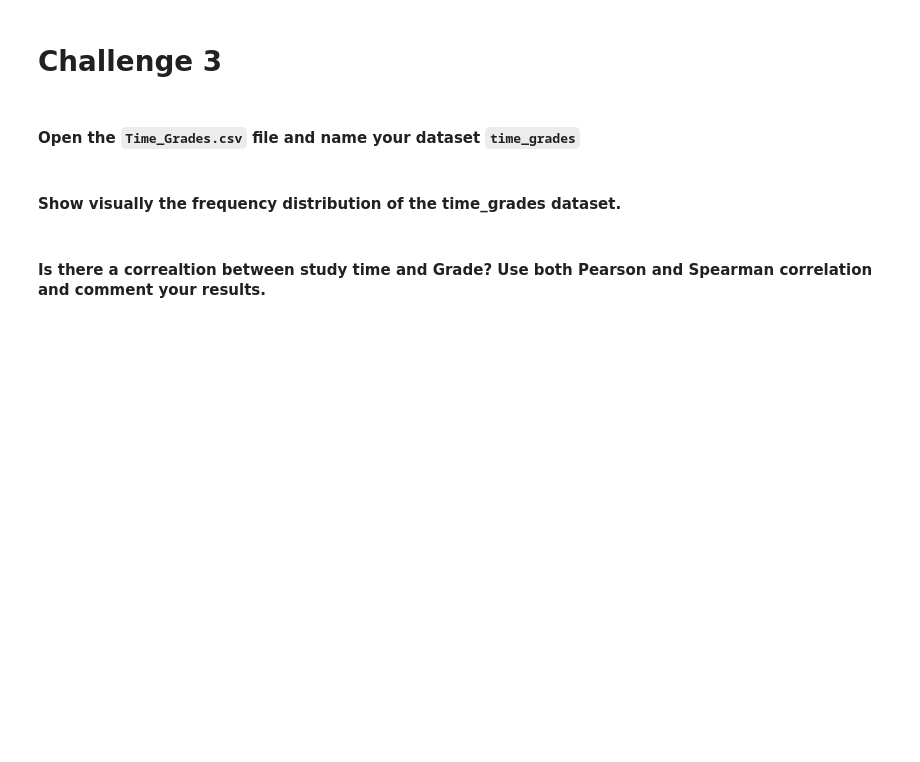
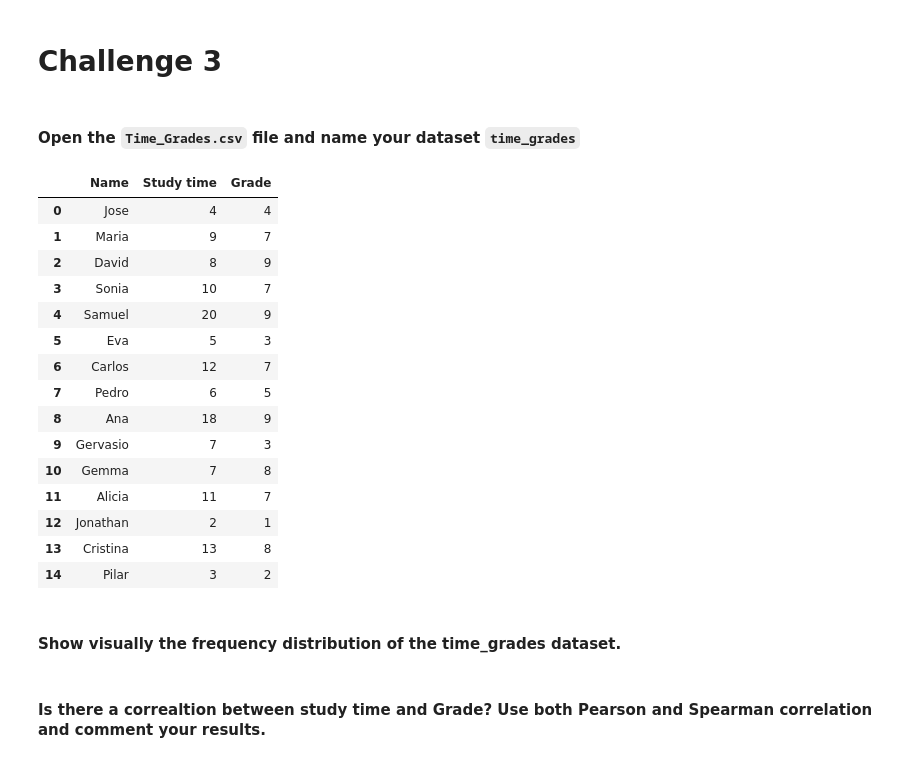
Before and after one commit to ta-data-par/data-labs, a Jupyter notebook: module-2/lab-pivot-table-and-correlation/your_code/main.ipynb, the cells around one changed output. Drawn from its saved outputs; the diff is of its cells as text; code cells hidden in the pictures; blank space fills up the shorter version.

```diff
--- a/module-2/lab-pivot-table-and-correlation/your_code/main.ipynb
+++ b/module-2/lab-pivot-table-and-correlation/your_code/main.ipynb
@@ -333,5 +361,23 @@ column= ['Calorie burned', 'Steps','Floors','Minutes Sedentary','Minutes Very Ac
 # %%
 #Print time_grades
+time_grades
+# %% [output]
+|  | Name | Study time | Grade |
+| 0 | Jose | 4 | 4 |
+| 1 | Maria | 9 | 7 |
+| 2 | David | 8 | 9 |
+| 3 | Sonia | 10 | 7 |
+| 4 | Samuel | 20 | 9 |
+| 5 | Eva | 5 | 3 |
+| 6 | Carlos | 12 | 7 |
+| 7 | Pedro | 6 | 5 |
+| 8 | Ana | 18 | 9 |
+| 9 | Gervasio | 7 | 3 |
+| 10 | Gemma | 7 | 8 |
+| 11 | Alicia | 11 | 7 |
+| 12 | Jonathan | 2 | 1 |
+| 13 | Cristina | 13 | 8 |
+| 14 | Pilar | 3 | 2 |
 # %% [markdown]
 #### Show visually the frequency distribution of the time_grades dataset.
 # %%
```
Also changed, not shown: parts of 24 cells of this notebook, 8 other files.
